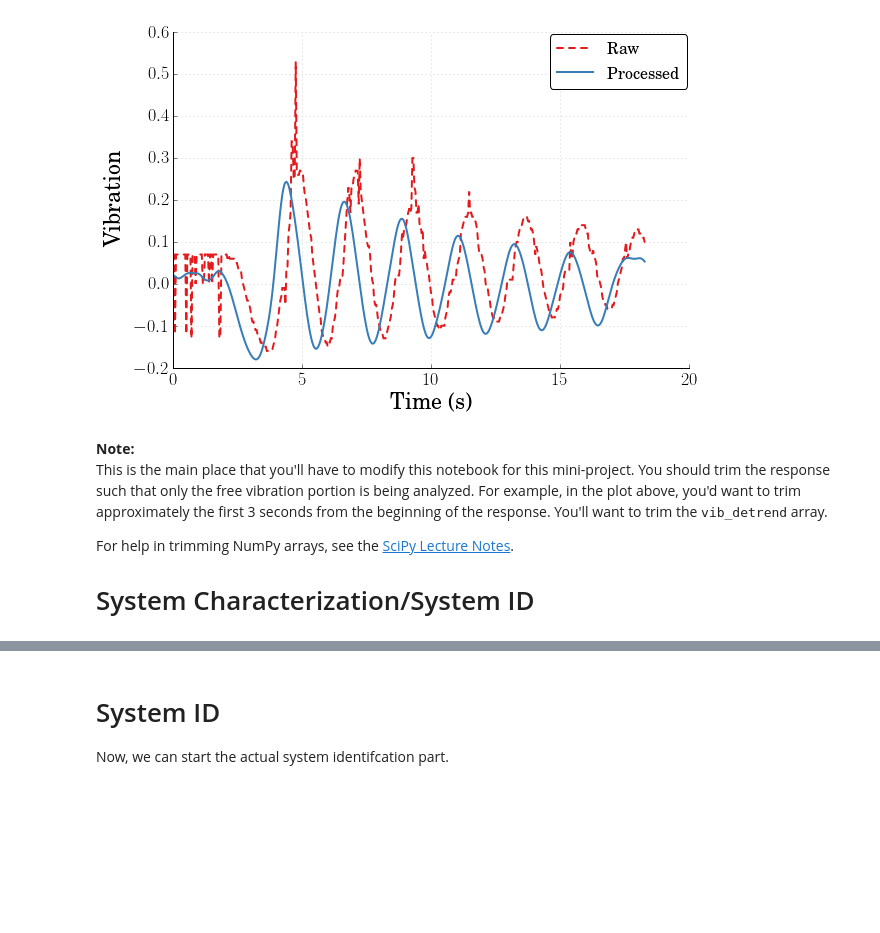
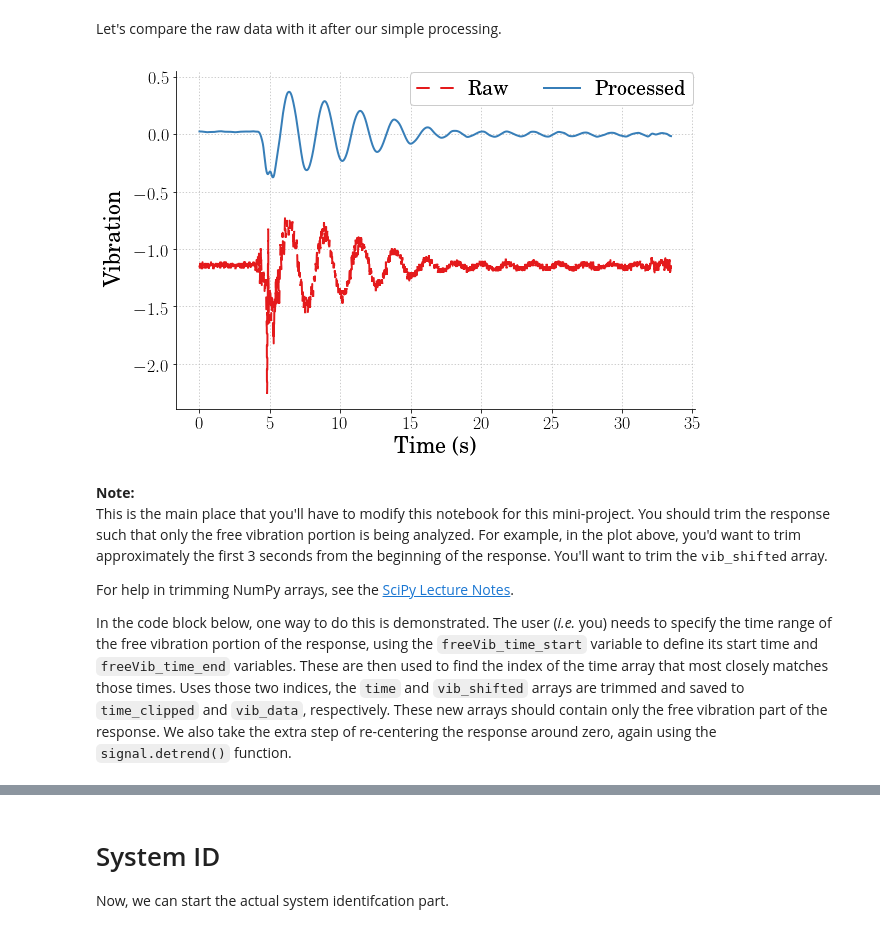
Before and after one commit to DocVaughan/MCHE485---Mechanical-Vibrations, a Jupyter notebook: Jupyter Notebooks/Mini-Project 1/MCHE485_MiniProject1_Spring2018.ipynb, the cells around one changed output, grey strips where cells are left out. Cells and saved outputs as stored; diff of their text form; code cells hidden in the pictures; blank space fills up the shorter version.

Commit message:
Updates to Mini-Project 1 notebook

```diff
--- a/Jupyter Notebooks/Mini-Project 1/MCHE485_MiniProject1_Spring2018.ipynb
+++ b/Jupyter Notebooks/Mini-Project 1/MCHE485_MiniProject1_Spring2018.ipynb
@@ -17,12 +37,5 @@ import matplotlib.pyplot as plt
 # %%
-# Read in the text file to parse
-root = tkinter.Tk()
-
-# This line may need to be commented out in Windows
-root.withdraw()
-
-file_path = filedialog.askopenfilename()
-
+# Now, load the data from the text file selected
 data = np.genfromtxt(file_path, delimiter=',', skip_header=1)
 
 time = data[:, 0]
@@ -30,6 +43,8 @@ time = data[:, 0]
 # There are two types of data files, here we determine which we're opening
 if np.shape(data)[1] is 3:
     vib = data[:, 1]
+if np.shape(data)[1] is 6:
+    vib = data[:, 2]
 else:
     vib = data[:, 4]
 # %%
@@ -97,15 +112,18 @@ def smooth(x, window_len=11, window='hanning'):
     return y
 # %%
 # Now that we've defined the smoothing function, let's use it
-window_size = 25
+window_size = 64
 vib_smoothed = smooth(vib, window_size)
 
 # We can also remove any nonzero trends in the data
 vib_detrend = signal.detrend(vib_smoothed)
+
+# Define a range to match the time vector,
+# adjusting for the change in size due to the smoothing window
+vib_shifted = vib_detrend[(window_size//2):(len(time) + window_size//2)]
+# %% [markdown]
+Let's compare the raw data with it after our simple processing.
 # %%
-# Let's compare the raw data with it after our simple processing
-
-
 # Set the plot size - 3x2 aspect ratio is best
 fig = plt.figure(figsize=(6,4))
 ax = plt.gca()
@@ -113,47 +131,47 @@ plt.subplots_adjust(bottom=0.17,left=0.17,top=0.96,right=0.96)
 
 # Change the axis units to CMU Serif
 plt.setp(ax.get_ymajorticklabels(),family='serif',fontsize=18)
 plt.setp(ax.get_xmajorticklabels(),family='serif',fontsize=18)
 
 ax.spines['right'].set_color('none')
 ax.spines['top'].set_color('none')
 
 ax.xaxis.set_ticks_position('bottom')
 ax.yaxis.set_ticks_position('left')
 
 # Turn on the plot grid and set appropriate linestyle and color
 ax.grid(True,linestyle=':',color='0.75')
 ax.set_axisbelow(True)
 
 # Define the X and Y axis labels
-plt.xlabel('Time (s)',family='serif',fontsize=22,weight='bold',labelpad=5)
-plt.ylabel('Vibration',family='serif',fontsize=22,weight='bold',labelpad=10)
+plt.xlabel('Time (s)', family='serif', fontsize=22, weight='bold', labelpad=5)
+plt.ylabel('Vibration', family='serif', fontsize=22, weight='bold', labelpad=10)
 
-plt.plot(time,vib,linewidth=2, linestyle="--", label=r'Raw')
-plt.plot(time,vib_detrend[window_size-2:-1],linewidth=2, label=r'Processed')
+plt.plot(time, vib, linewidth=2, linestyle="--", label=r'Raw')
+plt.plot(time, vib_shifted, linewidth=2, label=r'Processed')
 
 # uncomment below and set limits if needed
-# xlim(0,5)
-# ylim(0,10)
+# plt.xlim(0,5)
+plt.ylim(ymax=1.5 * np.max((np.max(vib), np.max(vib_shifted))))
 
 # Create the legend, then fix the fontsize
-leg = plt.legend(loc='upper right', fancybox=True)
+leg = plt.legend(loc='upper right', ncol=2, fancybox=True)
 ltext  = leg.get_texts()
-plt.setp(ltext,family='serif',fontsize=16)
+plt.setp(ltext,family='serif',fontsize=20)
 
 # Adjust the page layout filling the page using the new tight_layout command
 plt.tight_layout(pad=0.5)
 
 # save the figure as a high-res pdf in the current folder
-# plt.savefig('vibration_data.pdf',dpi=600)
+# plt.savefig('processed_vibration_data.pdf', dpi=600)
 
 fig.set_size_inches(9,6) # Resize the figure for better display in the notebook
 # %% [output]
-[figure, old version]
+[figure, new version]
 # %% [markdown]
 **Note:**
-This is the main place that you'll have to modify this notebook for this mini-project. You should trim the response such that only the free vibration portion is being analyzed. For example, in the plot above, you'd want to trim approximately the first 3 seconds from the beginning of the response. You'll want to trim the <span><tt>vib_detrend</tt></span> array.
+This is the main place that you'll have to modify this notebook for this mini-project. You should trim the response such that only the free vibration portion is being analyzed. For example, in the plot above, you'd want to trim approximately the first 3 seconds from the beginning of the response. You'll want to trim the <span><tt>vib_shifted</tt></span> array.
 
 For help in trimming NumPy arrays, see the [SciPy Lecture Notes](https://scipy-lectures.github.io/intro/numpy/array_object.html#indexing-and-slicing).
 
-# System Characterization/System ID
+In the code block below, one way to do this is demonstrated. The user (*i.e.* you) needs to specify the time range of the free vibration portion of the response, using the `freeVib_time_start` variable to define its start time and `freeVib_time_end` variables. These are then used to find the index of the time array that most closely matches those times. Uses those two indices, the `time` and `vib_shifted` arrays are trimmed and saved to `time_clipped` and `vib_data`, respectively. These new arrays should contain only the free vibration part of the response. We also take the extra step of re-centering the response around zero, again using the `signal.detrend()` function.
```
Also changed, not shown: parts of 14 cells of this notebook, 8 other files.
